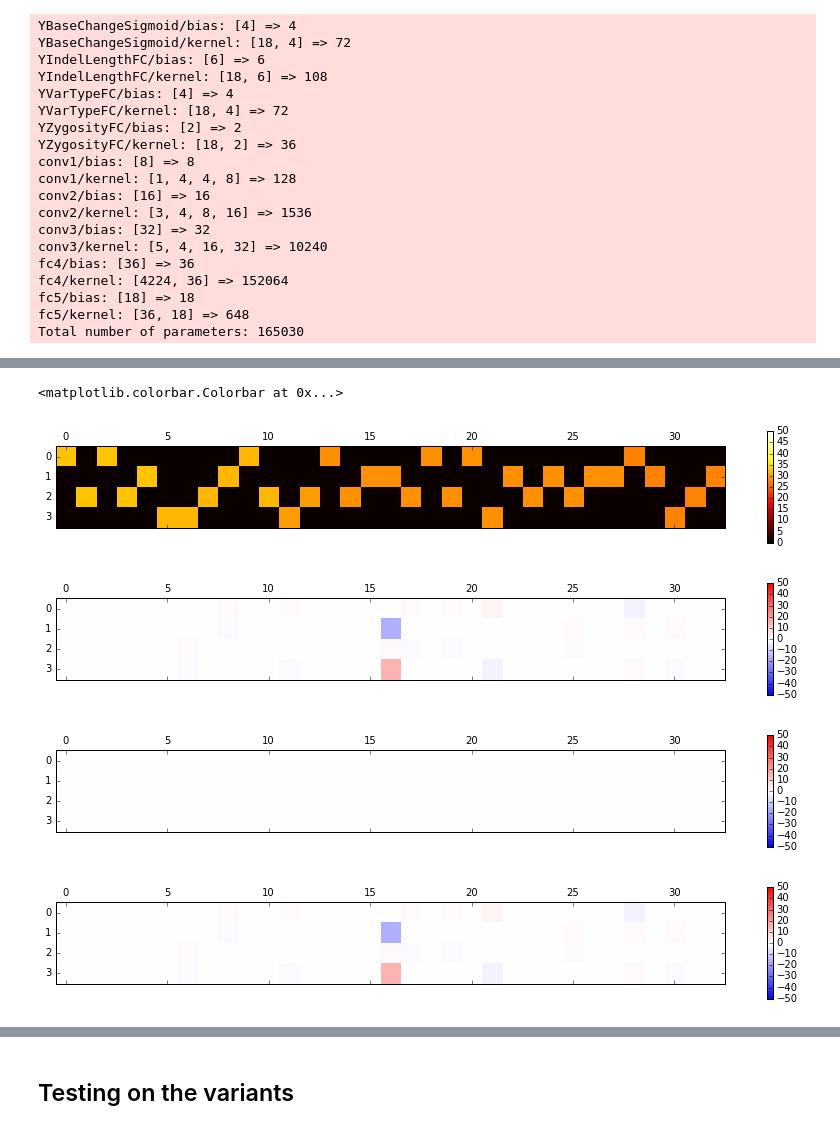
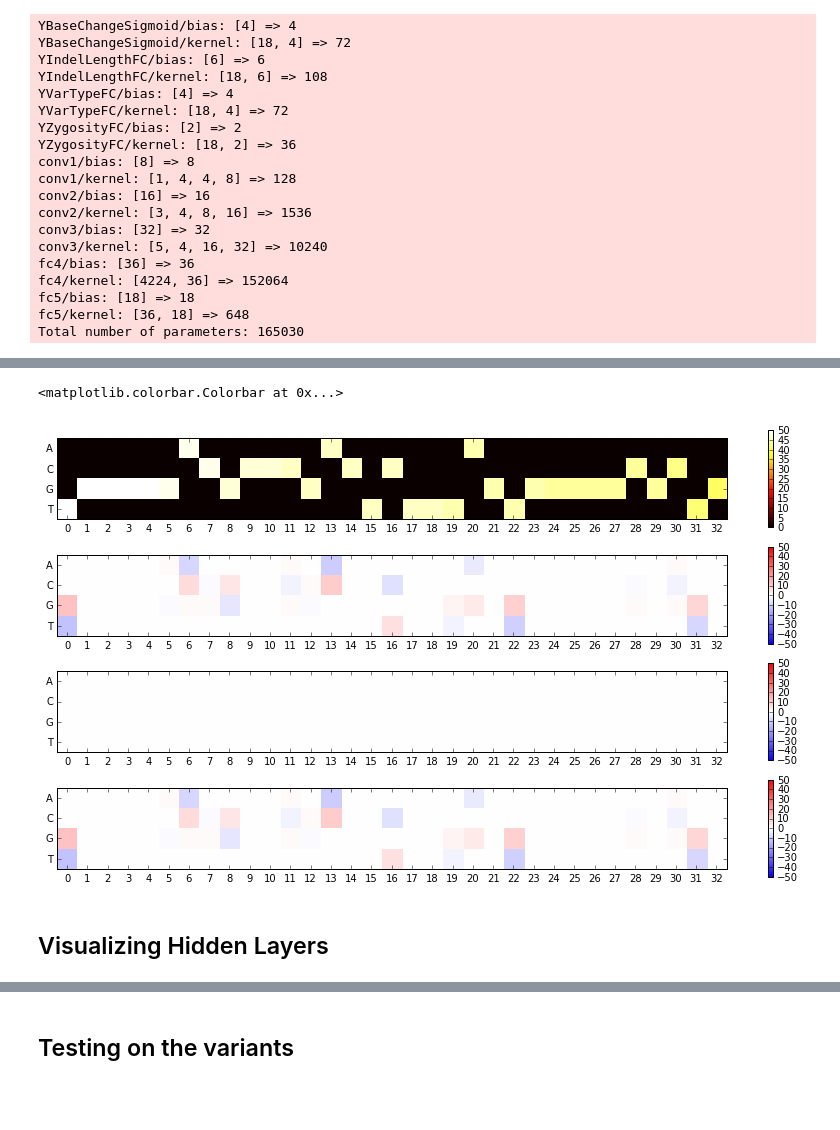
Before and after one commit to aquaskyline/Clairvoyante, a Jupyter notebook: jupyter_nb/playground.ipynb, the cells around one changed output, grey strips where cells are left out. Drawn from its saved outputs; the diff is of its cells as text; code cells hidden in the pictures; blank space fills up the shorter version.

```diff
--- a/jupyter_nb/playground.ipynb
+++ b/jupyter_nb/playground.ipynb
@@ -100 +100,6 @@ utils.GetTrainingArray("../training/tensor_can_chr22",
                        shuffle = False)
+# %%
+# Pick a random candidate
+i = 0
+XArray, _, _ = utils.DecompressArray(XArrayCompressed, i, 1, total)
+YArray, _, _ = utils.DecompressArray(YArrayCompressed, i, 1, total)
@@ -100,0 +132,16 @@ utils.GetTrainingArray("../training/tensor_can_chr22",
+# %%
+# Show how the four matrices are like
+figure(figsize=(15, 8));
+plt.subplot(4,1,1); plt.xticks(np.arange(0, 33, 1)); plt.yticks(np.arange(0, 4, 1), ['A','C','G','T'])
+plt.imshow(XArray[0,:,:,0].transpose(), vmin=0, vmax=50, interpolation="nearest", cmap=cm.hot); colorbar()
+plt.subplot(4,1,2); plt.xticks(np.arange(0, 33, 1)); plt.yticks(np.arange(0, 4, 1), ['A','C','G','T'])
+plt.imshow(XArray[0,:,:,1].transpose(), vmin=-50, vmax=50, interpolation="nearest", cmap=cm.bwr); colorbar()
+plt.subplot(4,1,3); plt.xticks(np.arange(0, 33, 1)); plt.yticks(np.arange(0, 4, 1), ['A','C','G','T'])
+plt.imshow(XArray[0,:,:,2].transpose(), vmin=-50, vmax=50, interpolation="nearest", cmap=cm.bwr); colorbar()
+plt.subplot(4,1,4); plt.xticks(np.arange(0, 33, 1)); plt.yticks(np.arange(0, 4, 1), ['A','C','G','T'])
+plt.imshow(XArray[0,:,:,3].transpose(), vmin=-50, vmax=50, interpolation="nearest", cmap=cm.bwr); colorbar()
+# %% [output]
+<matplotlib.colorbar.Colorbar at 0x...>
+[figure, added]
+# %% [markdown]
+## Visualizing Hidden Layers
@@ -103,14 +206,2 @@ utils.GetTrainingArray("../training/tensor_can_chr22",
 i = 0
 XArray, _, _ = utils.DecompressArray(XArrayCompressed, i, 1, total)
-# %%
-# Show how the four matrices are like
-figure(figsize=(15, 2)); matshow(XArray[0,:,:,0].transpose(), vmin=0, vmax=50, cmap=cm.hot, fignum=0); colorbar()
-figure(figsize=(15, 2)); matshow(XArray[0,:,:,1].transpose(), vmin=-50, vmax=50, cmap=cm.bwr, fignum=0); colorbar()
-figure(figsize=(15, 2)); matshow(XArray[0,:,:,2].transpose(), vmin=-50, vmax=50, cmap=cm.bwr, fignum=0); colorbar()
-figure(figsize=(15, 2)); matshow(XArray[0,:,:,3].transpose(), vmin=-50, vmax=50, cmap=cm.bwr, fignum=0); colorbar()
-# %% [output]
-<matplotlib.colorbar.Colorbar at 0x...>
-[figure, removed]
-[figure, removed]
-[figure, removed]
-[figure, removed]
```
Also changed, not shown: parts of 18 cells of this notebook, 2 other files.
